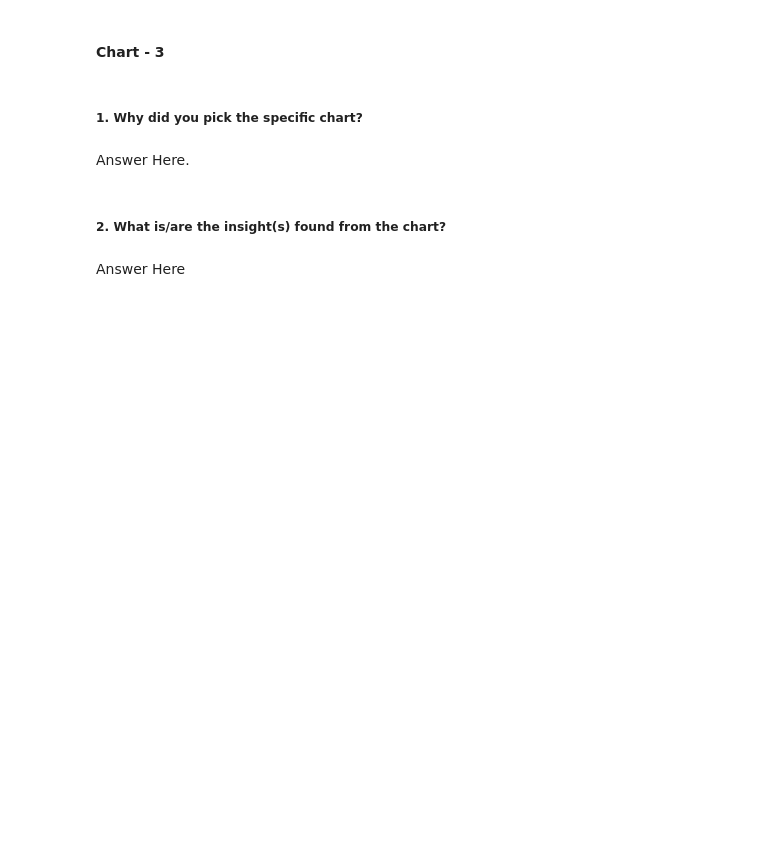
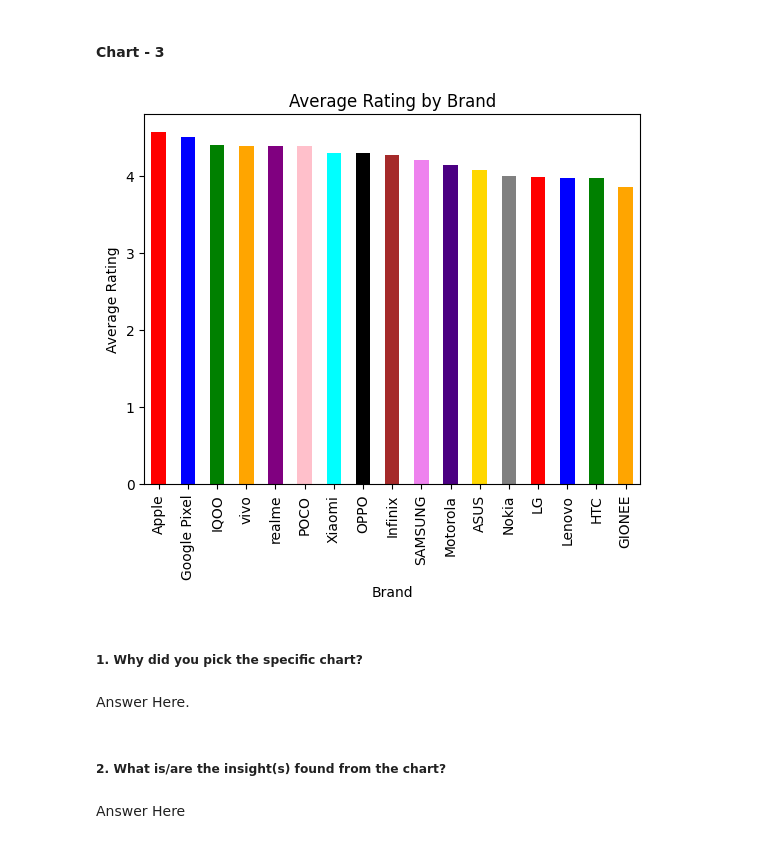
Before and after one commit to anujpurohit0501/flipkart-mobile-eda, a Jupyter notebook: Flipkart_Mobile_EDA.ipynb, the cells around one changed output. Drawn from its saved outputs; the diff is of its cells as text; code cells hidden in the pictures; blank space fills up the shorter version.

```diff
--- a/Flipkart_Mobile_EDA.ipynb
+++ b/Flipkart_Mobile_EDA.ipynb
@@ -323,3 +327,14 @@ Answer Here
+# %%
+# Chart - 3 visualization code
+x=df.groupby('Brand')['Rating'].mean().sort_values(ascending=False)
+c=['red','blue','green','orange','purple','pink','cyan','black','brown','violet','indigo','gold','grey']
+x.plot(kind='bar',color=c)
+plt.xlabel('Brand')
+plt.ylabel('Average Rating')
+plt.title('Average Rating by Brand')
+plt.show()
+# %% [output]
+[figure, added]
 # %% [markdown]
 ##### 1. Why did you pick the specific chart?
 # %% [markdown]
```
Also changed, not shown: parts of 7 cells of this notebook.
